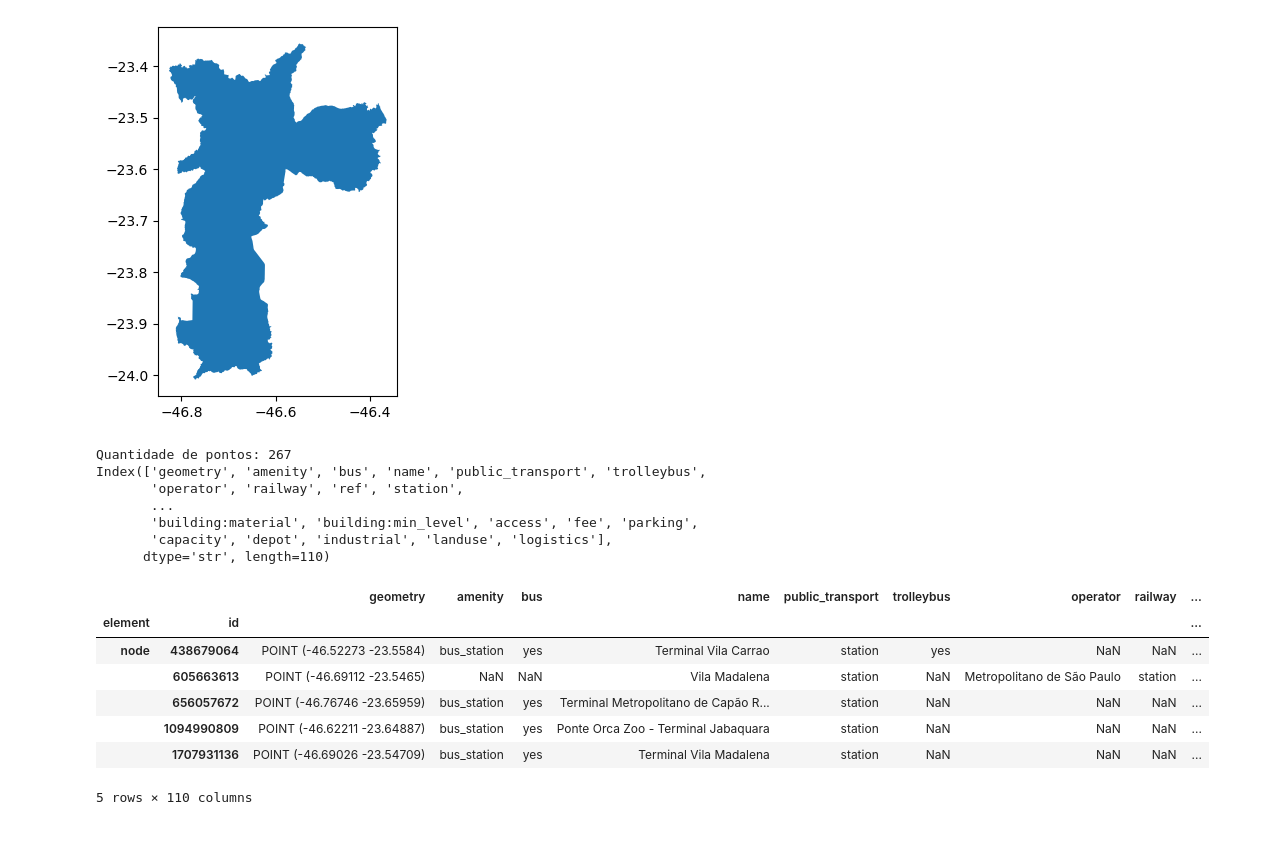
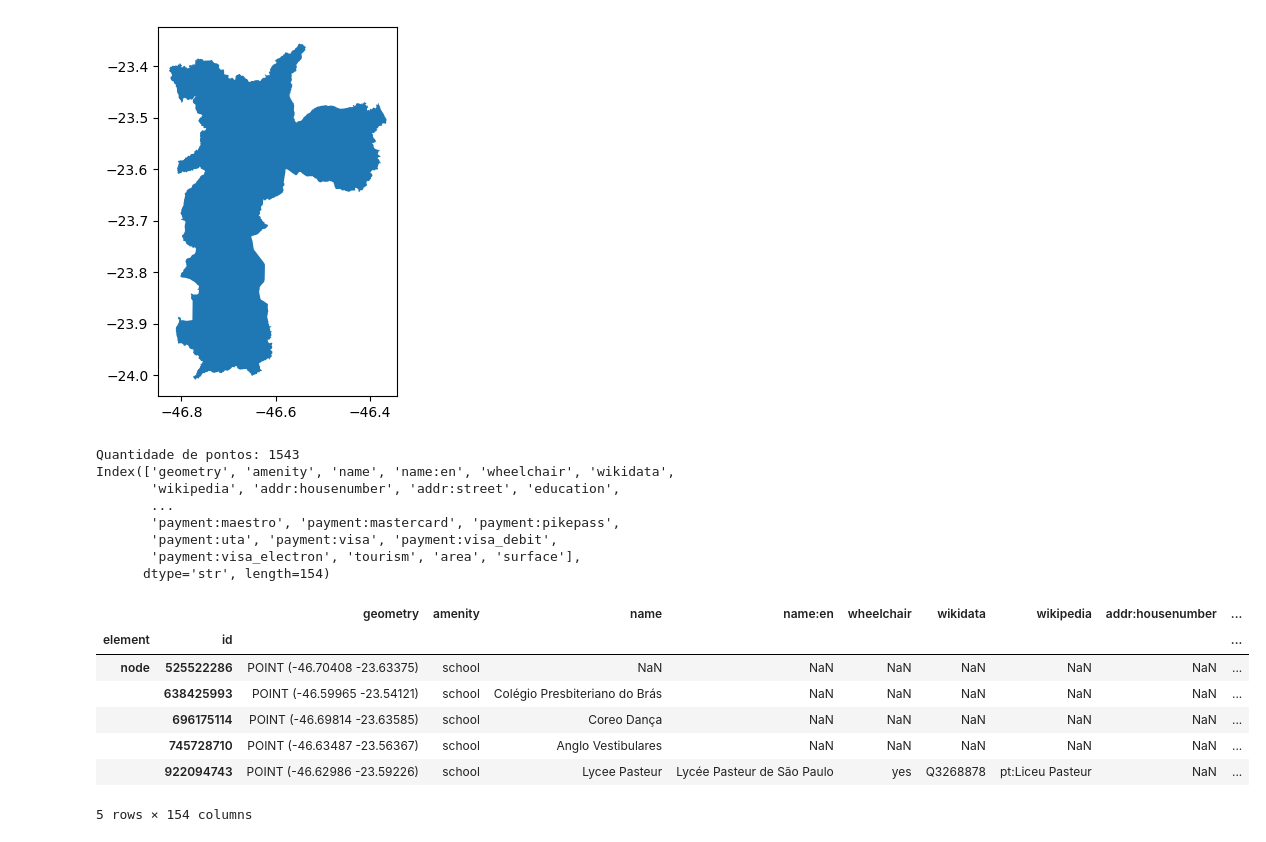
Before and after one commit to MAPi-CEM-USP/etl_osm, a Jupyter notebook: get_features.ipynb, the cells around one changed output. Drawn from its saved outputs; the diff is of its cells as text; code cells hidden in the pictures.

```diff
--- a/get_features.ipynb
+++ b/get_features.ipynb
@@ -31,23 +23,39 @@ tags = {"amenity": ['bar','biergarten','cafe','fast_food','food_court','ice_crea
 # %%
-tags = {"public_transport": ['station']}
+tags = {
+    "amenity": ['school'],#, 'community_centre', 'place_of_worship', 'clinic', 'hospital',
+                #'recycling', 'marketplace', 'kitchen', 'restaurant', 'cafe', 'fast_food',
+                #'bar', 'bus_station', 'waste_disposal', 'bicycle_parking'],
+    "leisure": ['park', 'pitch', 'garden'],
+    "shop": ['bakery', 'supermarket', 'convenience'],
+    "landuse": ['allotments'],
+    "railway": ['station'],
+    "public_transport": ['station'],
+    "highway": ['bus_stop', 'cycleway', 'steps', 'street_lamp'],
+    "footway": ['sidewalk', 'crossing'],
+    "cycleway": ['lane'],
+    "water": ['river'],
+    "hazard": ['flooding']
+}
 # %%
-features = ox.features.features_from_polygon(sp.geometry.iloc[0], tags)
+key = list(tags.keys())[0]
+features = ox.features.features_from_polygon(sp.geometry.iloc[0], {key: tags[key]})
 print("Quantidade de pontos: {}".format(len(features)))
 print(features.columns)
 features.head(5)
 # %% [output]
-Quantidade de pontos: 267
-Index(['geometry', 'amenity', 'bus', 'name', 'public_transport', 'trolleybus',
-       'operator', 'railway', 'ref', 'station',
+Quantidade de pontos: 1543
+Index(['geometry', 'amenity', 'name', 'name:en', 'wheelchair', 'wikidata',
+       'wikipedia', 'addr:housenumber', 'addr:street', 'education',
        ...
-       'building:material', 'building:min_level', 'access', 'fee', 'parking',
-       'capacity', 'depot', 'industrial', 'landuse', 'logistics'],
-      dtype='str', length=110)
+       'payment:maestro', 'payment:mastercard', 'payment:pikepass',
+       'payment:uta', 'payment:visa', 'payment:visa_debit',
+       'payment:visa_electron', 'tourism', 'area', 'surface'],
+      dtype='str', length=154)
-|  |  | geometry | amenity | bus | name | public_transport | trolleybus | operator | railway | ... |
+|  |  | geometry | amenity | name | name:en | wheelchair | wikidata | wikipedia | addr:housenumber | ... |
 | element | id |  |  |  |  |  |  |  |  | ... |
-| node | 438679064 | POINT (-46.52273 -23.5584) | bus_station | yes | Terminal Vila Carrao | station | yes | NaN | NaN | ... |
-|  | 605663613 | POINT (-46.69112 -23.5465) | NaN | NaN | Vila Madalena | station | NaN | Metropolitano de São Paulo | station | ... |
-|  | 656057672 | POINT (-46.76746 -23.65959) | bus_station | yes | Terminal Metropolitano de Capão R... | station | NaN | NaN | NaN | ... |
-|  | 1094990809 | POINT (-46.62211 -23.64887) | bus_station | yes | Ponte Orca Zoo - Terminal Jabaquara | station | NaN | NaN | NaN | ... |
-|  | 1707931136 | POINT (-46.69026 -23.54709) | bus_station | yes | Terminal Vila Madalena | station | NaN | NaN | NaN | ... |
+| node | 525522286 | POINT (-46.70408 -23.63375) | school | NaN | NaN | NaN | NaN | NaN | NaN | ... |
+|  | 638425993 | POINT (-46.59965 -23.54121) | school | Colégio Presbiteriano do Brás | NaN | NaN | NaN | NaN | NaN | ... |
+|  | 696175114 | POINT (-46.69814 -23.63585) | school | Coreo Dança | NaN | NaN | NaN | NaN | NaN | ... |
+|  | 745728710 | POINT (-46.63487 -23.56367) | school | Anglo Vestibulares | NaN | NaN | NaN | NaN | NaN | ... |
+|  | 922094743 | POINT (-46.62986 -23.59226) | school | Lycee Pasteur | Lycée Pasteur de São Paulo | yes | Q3268878 | pt:Liceu Pasteur | NaN | ... |
-5 rows × 110 columns
+5 rows × 154 columns
```
Also changed, not shown: parts of 6 cells of this notebook.
